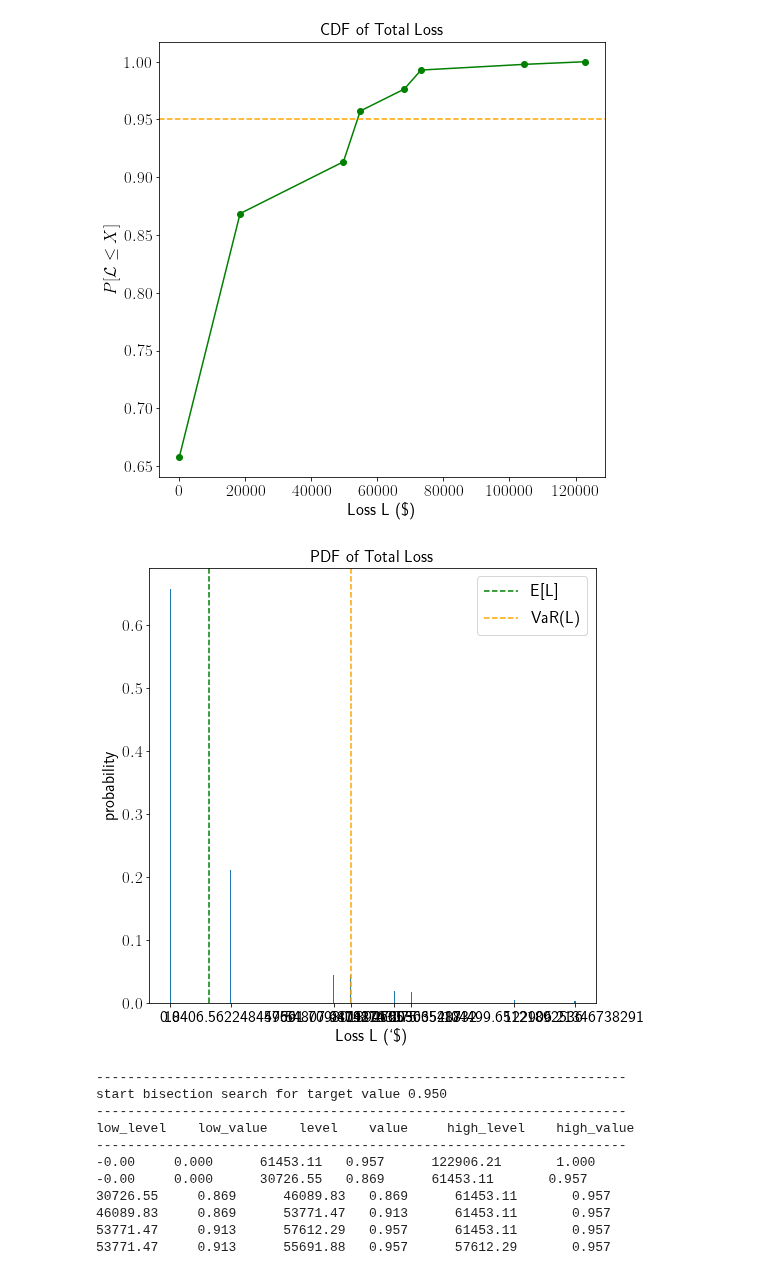
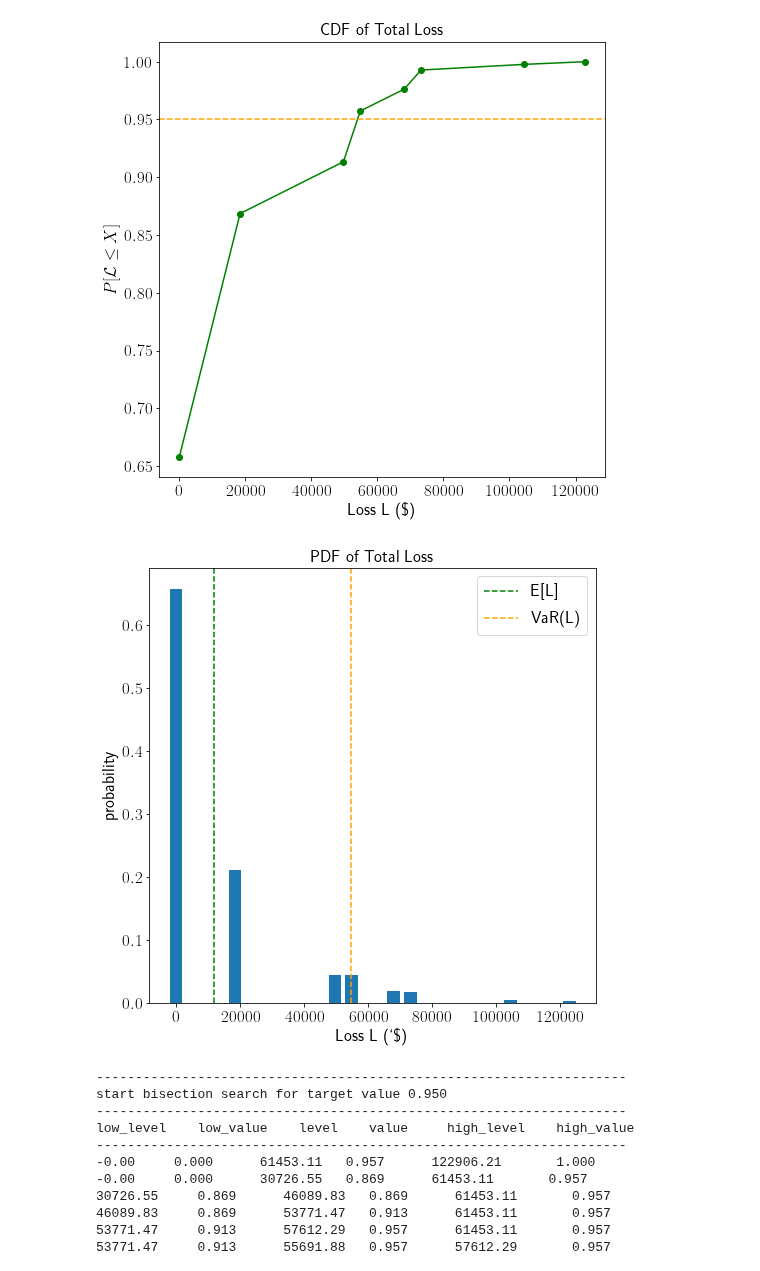
Before and after one commit to Eagle-quantum/QVaR, a Jupyter notebook: CRA_enhanced.ipynb, the cells around one changed output. Saved outputs shown, nothing was run; the diff lists cells and outputs as text; code cells hidden in the pictures.

Commit message:
Fixed pdf image generation

```diff
--- a/CRA_enhanced.ipynb
+++ b/CRA_enhanced.ipynb
@@ -369,20 +368,20 @@ plt.show()
 # %%
 # plot loss PDF, expected loss, var, and evar
 pdf = [el-np.sum(cdf[i-1:i]) for i, el in enumerate(cdf)]
-plt.bar(np.sort(np.unique(losses)), pdf, align = "center", width = 350)
+plt.bar(np.sort(np.unique(losses)), pdf, align = "center", width = 4000)
 plt.axvline(expected_loss, color="green", linestyle="--", label="E[L]")
 plt.axvline(exact_var, color="orange", linestyle="--", label="VaR(L)")
 
 plt.legend(fontsize=17)
 plt.xlabel("Loss L (`\$)", size=17)
 plt.ylabel("probability", size=17)
 plt.title ("PDF of Total Loss", size=17)
-plt.xticks(np.sort(np.unique(losses)), np.sort(np.unique(losses)), size=17)
+plt.xticks(size=17)
 plt.yticks(size=17)
 plt.savefig('Images/pdf.svg', dpi=300, bbox_inches = "tight")
 plt.show()
 # %% [output]
-[figure, old version]
+[figure, new version]
 # %%
 def bisection_search(objective, target_value, low_level, high_level, low_value=None, high_value=None):
     """
```
Also changed, not shown: parts of 2 cells of this notebook, 3 other files.
